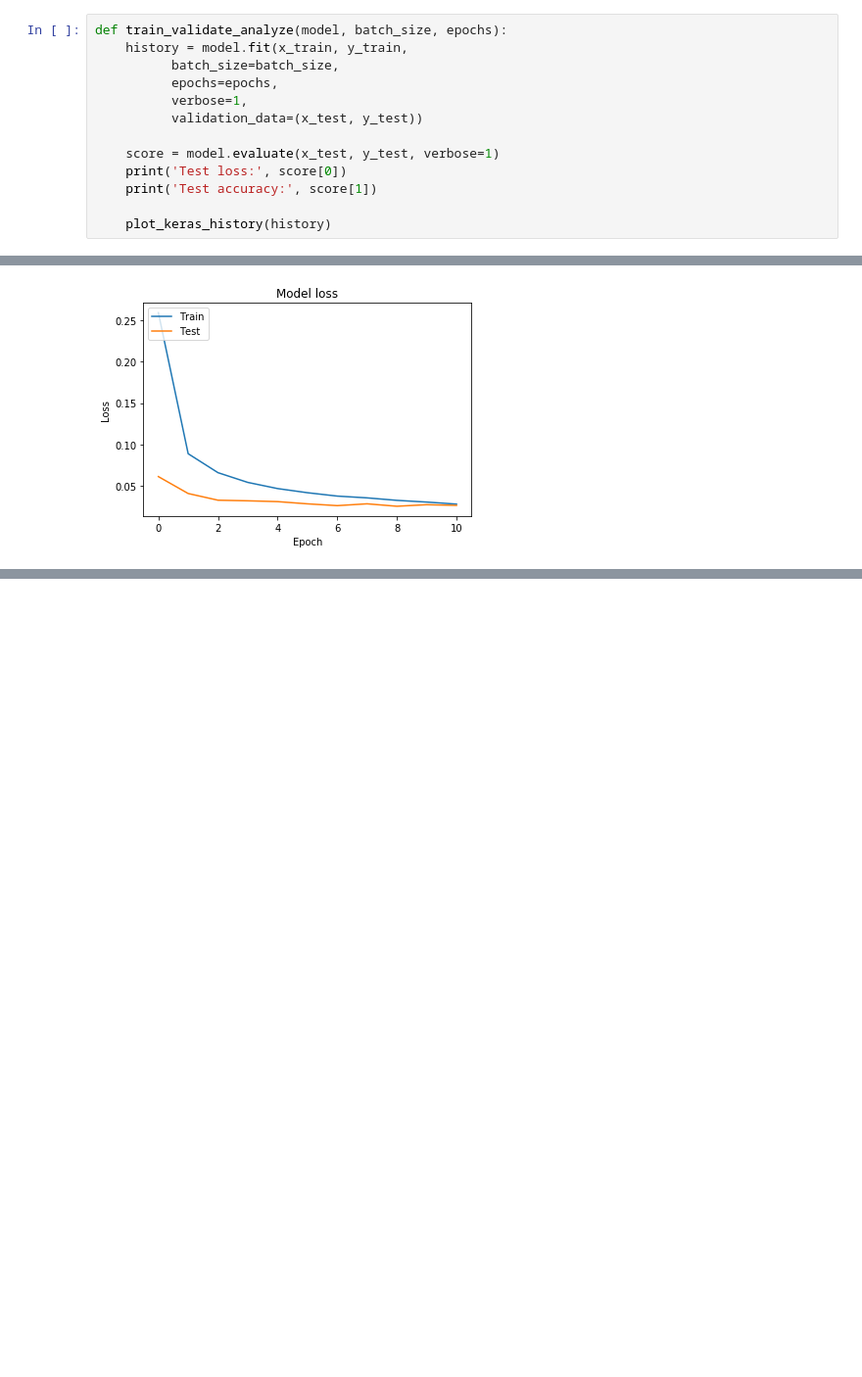
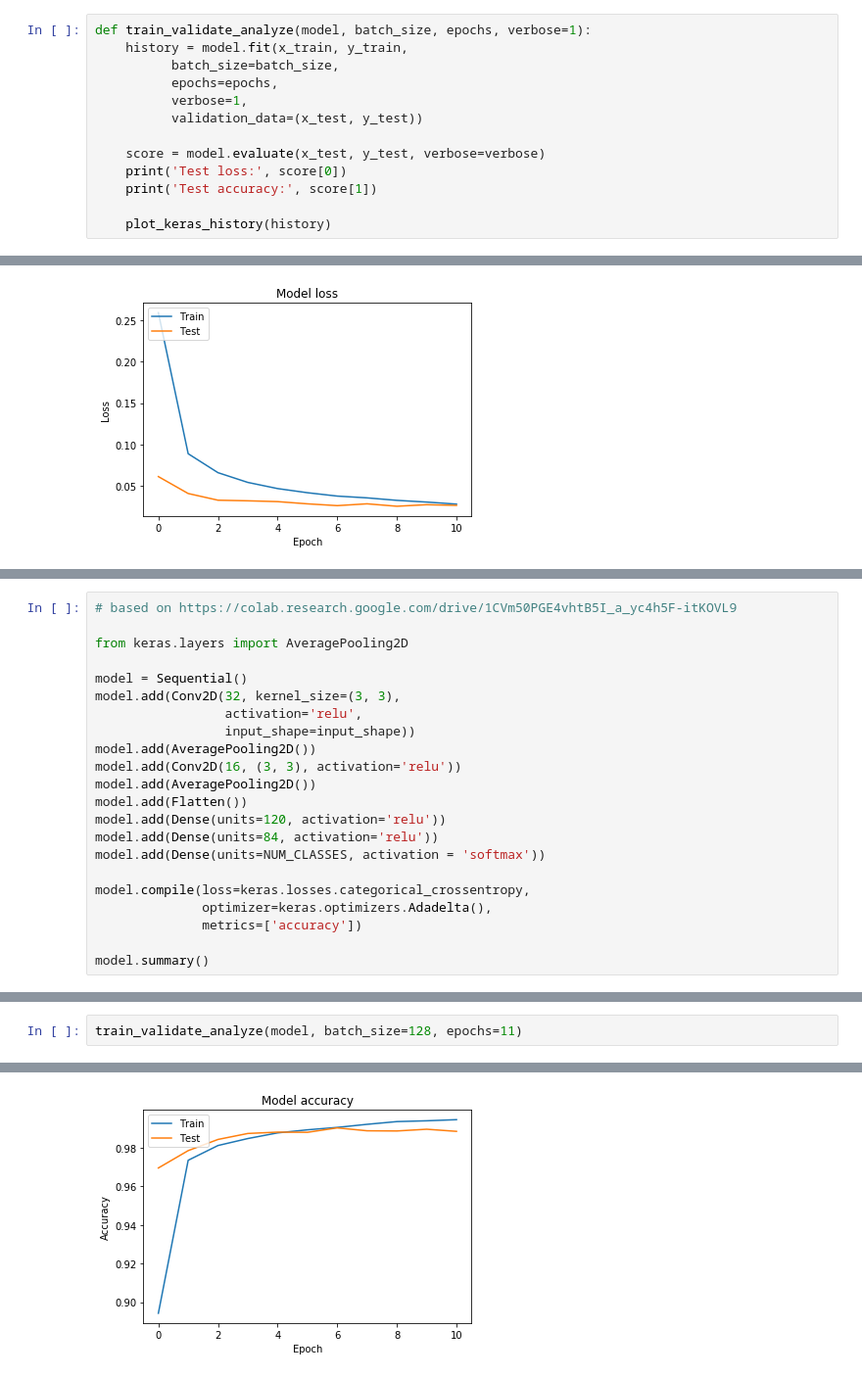
Before and after one commit to fau-masters-collected-works-cgarbin/cap6618-computer-vision, a Jupyter notebook: module5/CAP6618_PP3_final_cgarbin.ipynb, the cells around one changed output, grey strips where cells are left out. Shown at 98% size. Cells and saved outputs as stored; diff of their text form; blank space fills up the shorter version.

Commit message:
Add network with more layer, like LeNet

```diff
--- a/module5/CAP6618_PP3_final_cgarbin.ipynb
+++ b/module5/CAP6618_PP3_final_cgarbin.ipynb
@@ -71,14 +71,14 @@ def plot_keras_history(history):
 # %% [markdown]
 Train a model, validate on test data and show training loss/accuracy in graphical format.
 # %%
-def train_validate_analyze(model, batch_size, epochs):
+def train_validate_analyze(model, batch_size, epochs, verbose=1):
     history = model.fit(x_train, y_train,
           batch_size=batch_size,
           epochs=epochs,
           verbose=1,
           validation_data=(x_test, y_test))
 
-    score = model.evaluate(x_test, y_test, verbose=1)
+    score = model.evaluate(x_test, y_test, verbose=verbose)
     print('Test loss:', score[0])
     print('Test accuracy:', score[1])
 
@@ -188,0 +195,22 @@ Test accuracy: 0.9905
+# %%
+# based on https://colab.research.google.com/drive/1CVm50PGE4vhtB5I_a_yc4h5F-itKOVL9
+
+from keras.layers import AveragePooling2D
+
+model = Sequential()
+model.add(Conv2D(32, kernel_size=(3, 3),
+                 activation='relu',
+                 input_shape=input_shape))
+model.add(AveragePooling2D())
+model.add(Conv2D(16, (3, 3), activation='relu'))
+model.add(AveragePooling2D())
+model.add(Flatten())
+model.add(Dense(units=120, activation='relu'))
+model.add(Dense(units=84, activation='relu'))
+model.add(Dense(units=NUM_CLASSES, activation = 'softmax'))
+
+model.compile(loss=keras.losses.categorical_crossentropy,
+              optimizer=keras.optimizers.Adadelta(),
+              metrics=['accuracy'])
+
+model.summary()
@@ -188,0 +235,3 @@ Test accuracy: 0.9905
+# %%
+train_validate_analyze(model, batch_size=128, epochs=11)
+# %% [output]
@@ -188,0 +255 @@ Test accuracy: 0.9905
+[figure, added]
```
Also changed, not shown: parts of 9 cells of this notebook.
